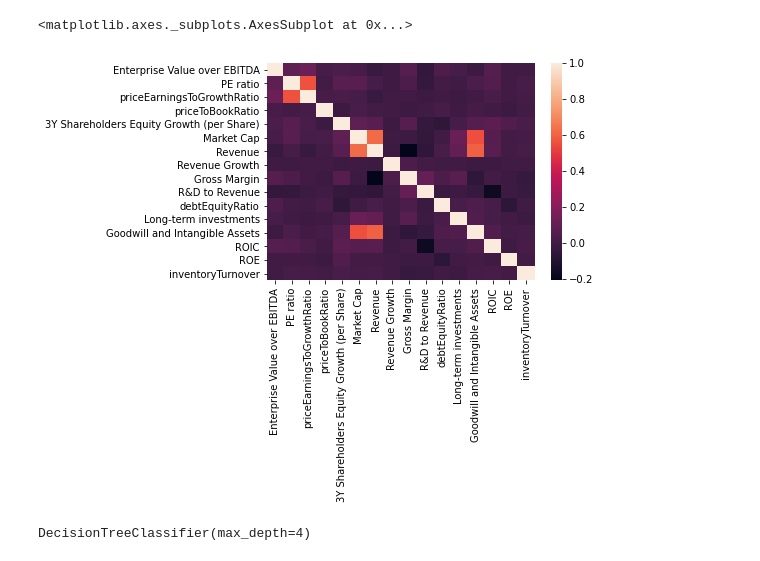
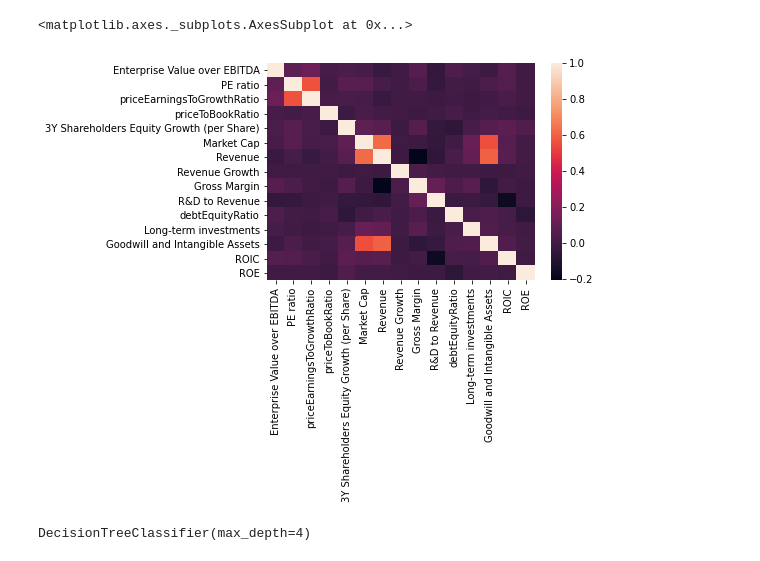
Before and after one commit to lonyty/MachineLearning, a Jupyter notebook: Optimizing Random Forest - Selecting features based on our academic education.ipynb, the cells around one changed output. Drawn from its saved outputs; the diff is of its cells as text; code cells hidden in the pictures.

```diff
--- a/Optimizing Random Forest - Selecting features based on our academic education.ipynb
+++ b/Optimizing Random Forest - Selecting features based on our academic education.ipynb
@@ -39,16 +38,16 @@ df = pd.read_csv('cleaned_data/Cleaned Data.csv', index_col=[0])
 # %%
 #Checking for Multicolinearity among Features
 df = df[[
     'Enterprise Value over EBITDA','PE ratio','priceEarningsToGrowthRatio',
     'priceToBookRatio','3Y Shareholders Equity Growth (per Share)', 'Market Cap',
     'Revenue', 'Revenue Growth', 'Gross Margin', 'R&D to Revenue',
     'debtEquityRatio', 'Long-term investments', 'Goodwill and Intangible Assets',
-    'ROIC', 'ROE', 'inventoryTurnover',
+    'ROIC', 'ROE',
     'Signal']]
 sns.heatmap(df.corr(), annot=False)
 # %% [output]
 <matplotlib.axes._subplots.AxesSubplot at 0x...>
-[figure, old version]
+[figure, new version]
 # %%
 #Seems good
 # %%
```
Also changed, not shown: parts of 5 cells of this notebook.
